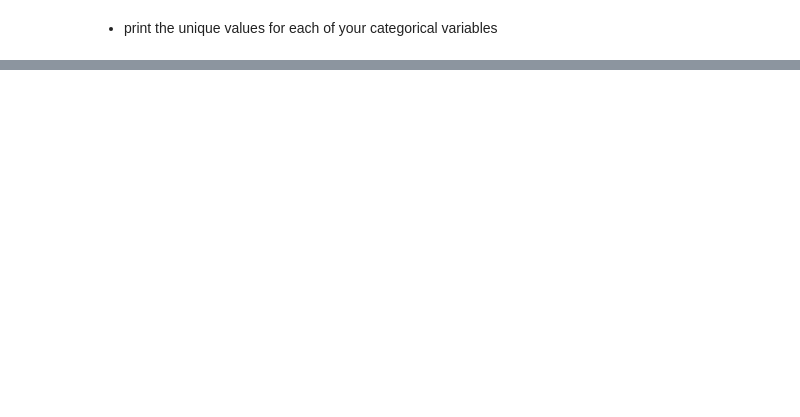
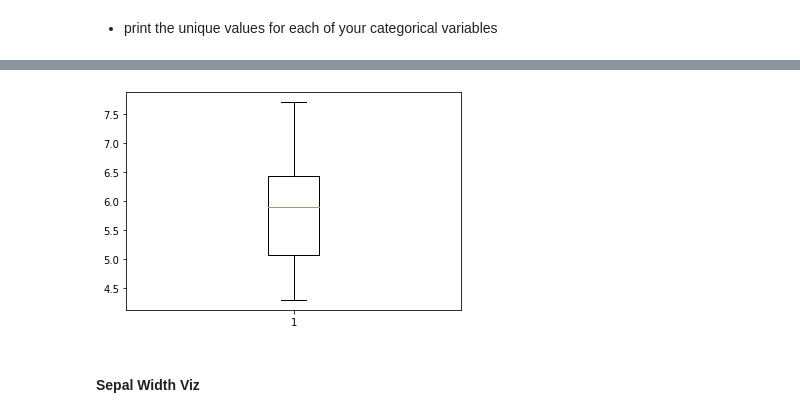
Before and after one commit to mariamnaqvi/classification-exercises, a Jupyter notebook: classification_exercises.ipynb, the cells around one changed output, grey strips where cells are left out. Cells and saved outputs as stored; diff of their text form; code cells hidden in the pictures; blank space fills up the shorter version.

```diff
--- a/classification_exercises.ipynb
+++ b/classification_exercises.ipynb
@@ -457,0 +268,7 @@ iris_df.shape
+# %%
+plt.boxplot(train['sepal_length'])
+plt.show()
+# %% [output]
+[figure, added]
+# %% [markdown]
+#### Sepal Width Viz
```
Also changed, not shown: parts of 97 cells of this notebook.
